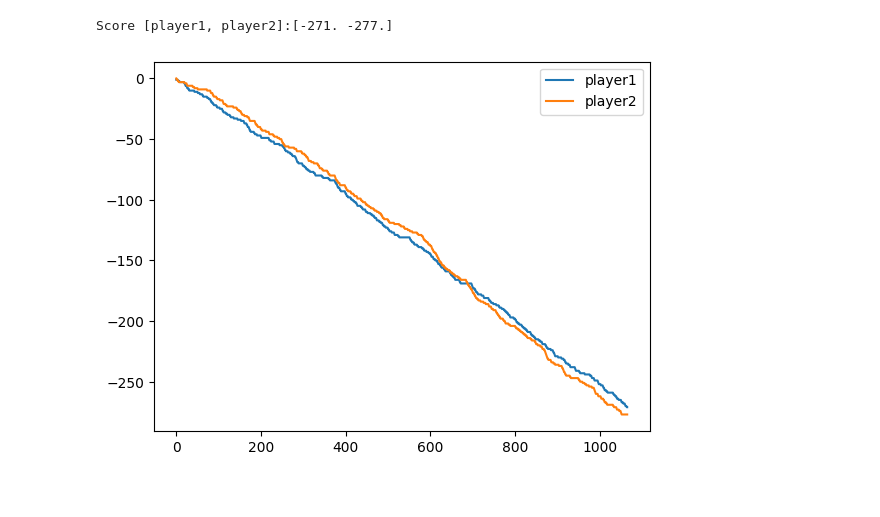
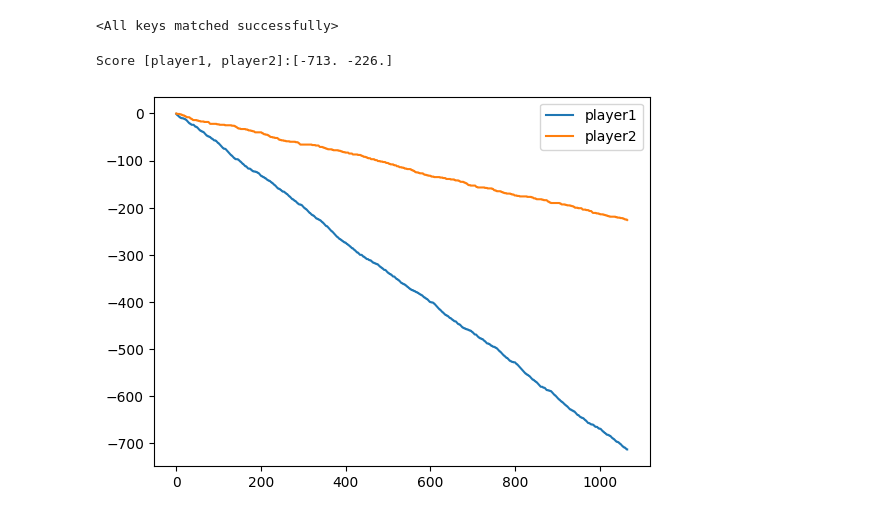
Before and after one commit to faizankshaikh/CompBattle, a Jupyter notebook: experiments/trial1.ipynb, the cells around one changed output. Drawn from its saved outputs; the diff is of its cells as text; code cells hidden in the pictures.

Commit message:
test DQN on Hail Mary Policy

```diff
--- a/experiments/trial1.ipynb
+++ b/experiments/trial1.ipynb
@@ -135,5 +148,5 @@ Score [player1, player2]:[-720  -96]
 # %%
-## agent which always forages
+## agent that always forages
 class AlwaysForage(BasePolicy):
     def forward(self, batch, state = None):
         mask = batch.obs.mask
@@ -145,12 +158,30 @@ class AlwaysForage(BasePolicy):
     def learn(self, batch):
         return {}
 
-## agent which always attacks
+## agent that always attacks
 class AlwaysAttack(BasePolicy):
     def forward(self, batch, state = None):
         mask = batch.obs.mask
         logits = np.zeros(mask.shape)
         logits[:, 0] = 1
+        logits[~mask] = -np.inf
+        return Batch(act=logits.argmax(axis=-1))
+
+    def learn(self, batch):
+        return {}
+
+## agent that waits for low health to forage
+class HailMary(BasePolicy):
+    def forward(self, batch, state = None):
+        mask = batch.obs.mask
+        logits = np.zeros(mask.shape)
+        obs = batch.obs.obs
+
+        for i in range(mask.shape[0]):
+            if obs[i, :, 1] <= 1:
+                logits[i, 0] = 1
+            else:
+                logits[i, 1] = 1
         logits[~mask] = -np.inf
         return Batch(act=logits.argmax(axis=-1))
 
@@ -204,10 +305,15 @@ collector = Collector(
+# %%
+model_save_path = os.path.join("log", "comp", "dqn", "policy.pth")
+policy.policies[agents[1]].load_state_dict(torch.load(model_save_path))
+# %% [output]
+<All keys matched successfully>
 # %%
-result = collector.collect(n_step=64*100)
+result = test_collector.collect(n_step=64*100)
 arr = result["rews"]
 print(f"Score [player1, player2]:{np.sum(arr, axis=0)}")
 plt.plot(arr.cumsum(axis=0))
 plt.legend(("player1", "player2"))
 plt.show()
 # %% [output]
-Score [player1, player2]:[-271. -277.]
+Score [player1, player2]:[-713. -226.]
-[figure, old version]
+[figure, new version]
```
Also changed, not shown: parts of 10 cells of this notebook.
